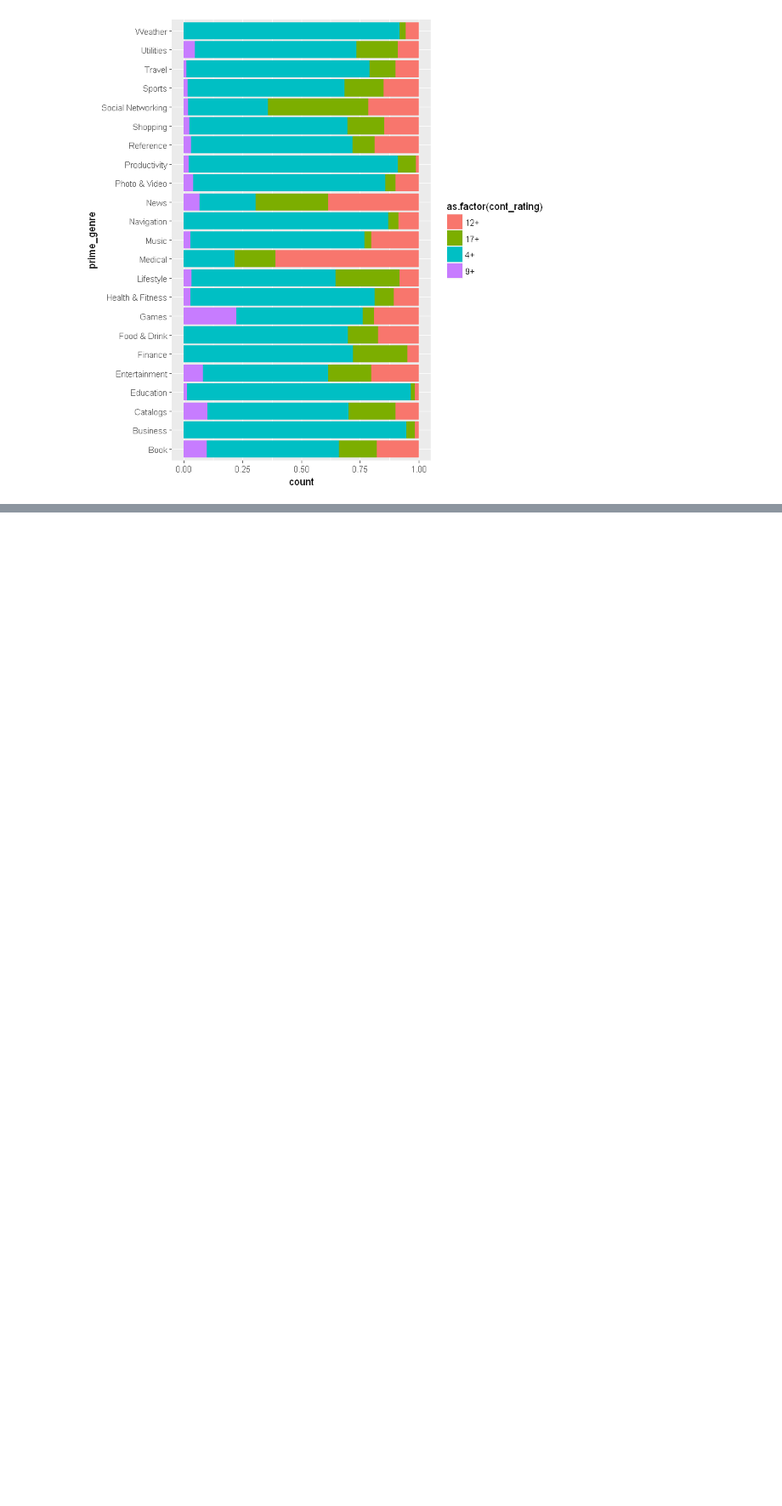
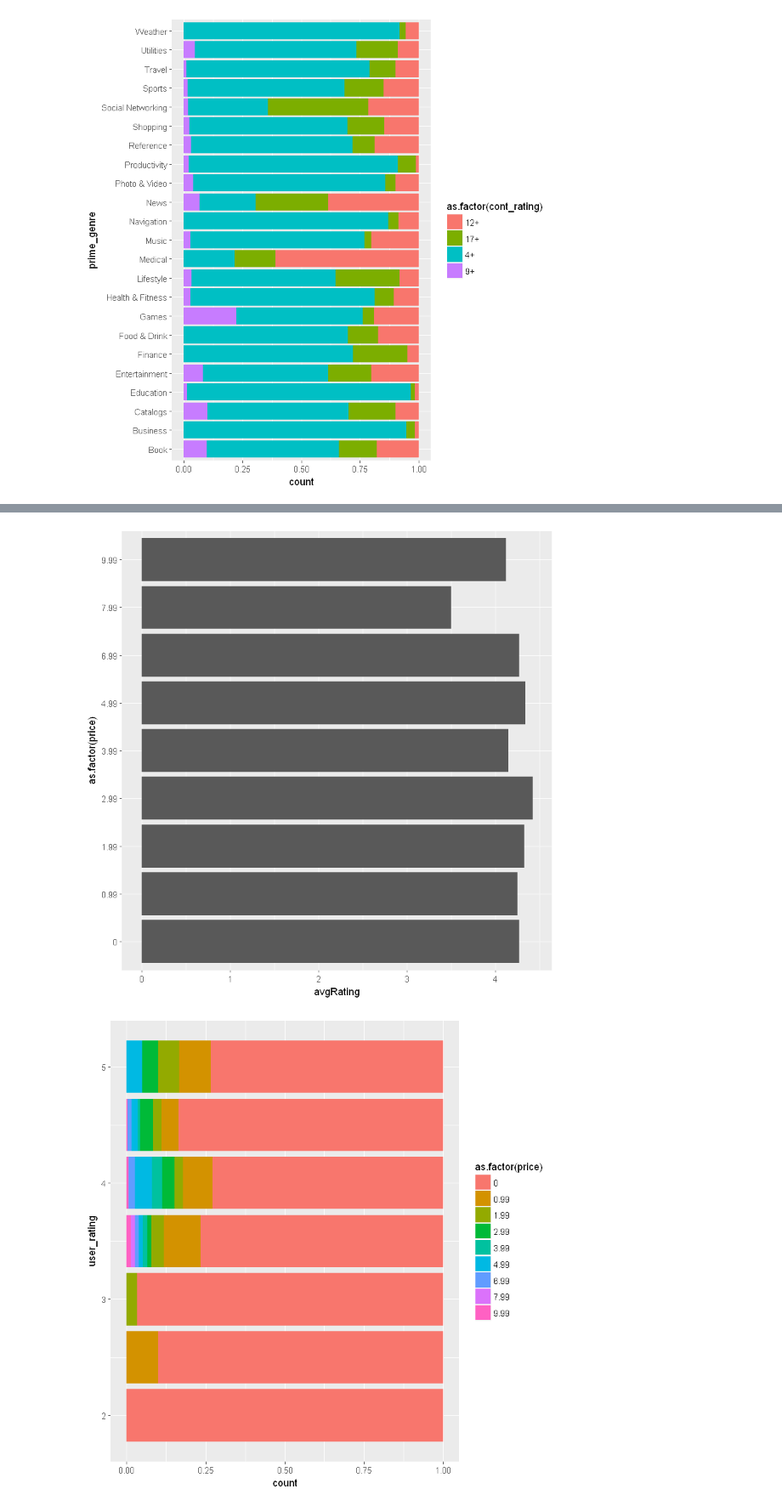
Before and after one commit to amandastrack/mobileAppStoreAnalysis, a Jupyter notebook: Mobile App Store.ipynb, the cells around one changed output, grey strips where cells are left out. Shown at 85% size. Cells and saved outputs as stored; diff of their text form; code cells hidden in the pictures; blank space fills up the shorter version.

```diff
--- a/Mobile App Store.ipynb
+++ b/Mobile App Store.ipynb
@@ -36,7 +95,7 @@ Now I want to remove unwanted variables and check the variable type of each.
 # %%
 # select only columns 2-13
 clean_app_data <- appData %>%
-                      select(2:13)
+                      select(2:16)
 # check variable types of each column
 str(clean_app_data)
 # %% [output]
@@ -144,0 +234,25 @@ ggplot(content_breakdown_genre, aes(x=prime_genre, y=count, fill=as.factor(cont_
+# %%
+price_avg_rating <- clean_app_data %>%
+                    filter(rating_count_tot > mean(rating_count_tot)) %>%
+                    group_by(price) %>%
+                     summarize(avgRating = mean(user_rating)) %>%
+                    arrange(price)
+
+
+ggplot(price_avg_rating, aes(x = as.factor(price), y = avgRating)) + geom_col() + coord_flip()
+
+
+price_breakdown_rating <- clean_app_data %>%
+                              filter(rating_count_tot > mean(rating_count_tot)) %>%
+                              group_by(user_rating, price) %>%
+                              summarize(count=n()) %>%
+                              arrange(user_rating, price) %>%
+                              collect()
+
+
+ggplot(price_breakdown_rating, aes(x=user_rating, y=count, fill=as.factor(price))) +
+  geom_bar(stat="identity", position = "fill") +
+    coord_flip()
+# %% [output]
+[figure, added]
+[figure, added]
```
Also changed, not shown: parts of 22 cells of this notebook.
